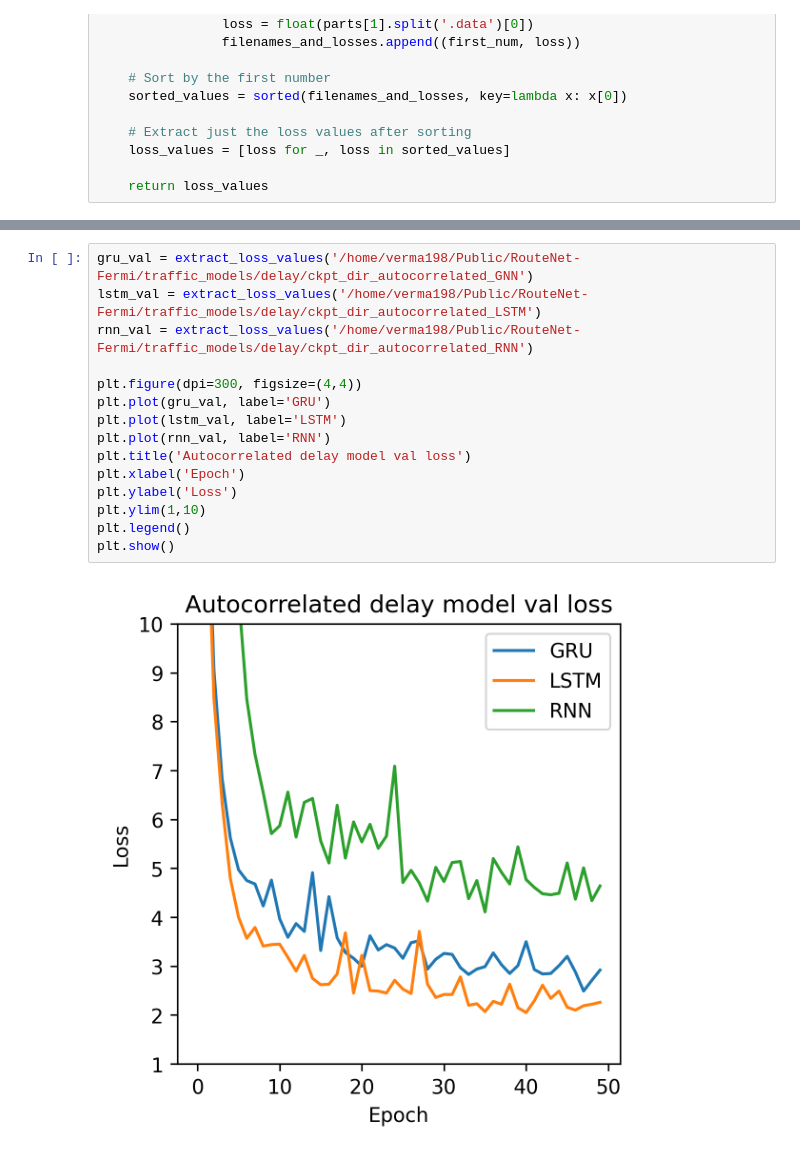
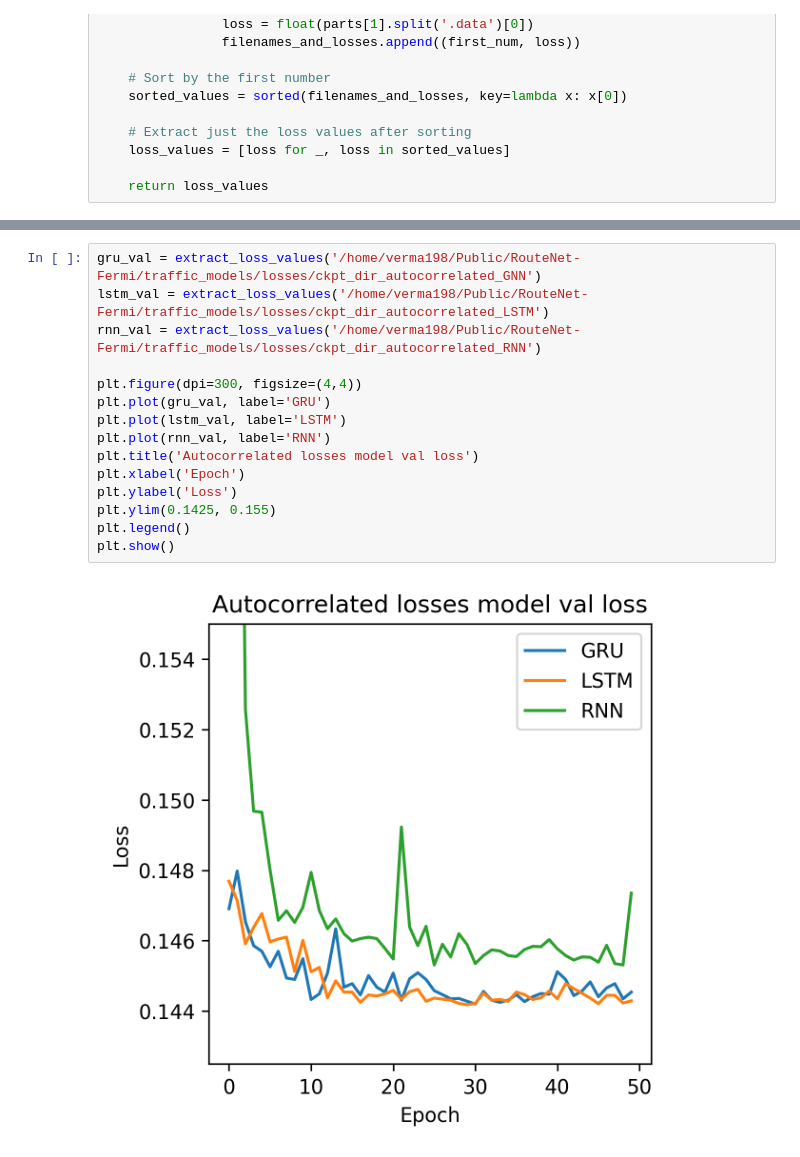
Before and after one commit to shouryaverma/routenet_fermi, a Jupyter notebook: results.ipynb, the cells around one changed output, grey strips where cells are left out. Drawn from its saved outputs; the diff is of its cells as text.

```diff
--- a/results.ipynb
+++ b/results.ipynb
@@ -214,18 +214,18 @@ plt.show()
 # %%
-gru_val = extract_loss_values('/home/verma198/Public/RouteNet-Fermi/traffic_models/delay/ckpt_dir_autocorrelated_GNN')
-lstm_val = extract_loss_values('/home/verma198/Public/RouteNet-Fermi/traffic_models/delay/ckpt_dir_autocorrelated_LSTM')
-rnn_val = extract_loss_values('/home/verma198/Public/RouteNet-Fermi/traffic_models/delay/ckpt_dir_autocorrelated_RNN')
+gru_val = extract_loss_values('/home/verma198/Public/RouteNet-Fermi/traffic_models/losses/ckpt_dir_autocorrelated_GNN')
+lstm_val = extract_loss_values('/home/verma198/Public/RouteNet-Fermi/traffic_models/losses/ckpt_dir_autocorrelated_LSTM')
+rnn_val = extract_loss_values('/home/verma198/Public/RouteNet-Fermi/traffic_models/losses/ckpt_dir_autocorrelated_RNN')
 
 plt.figure(dpi=300, figsize=(4,4))
 plt.plot(gru_val, label='GRU')
 plt.plot(lstm_val, label='LSTM')
 plt.plot(rnn_val, label='RNN')
-plt.title('Autocorrelated delay model val loss')
+plt.title('Autocorrelated losses model val loss')
 plt.xlabel('Epoch')
 plt.ylabel('Loss')
-plt.ylim(1,10)
+plt.ylim(0.1425, 0.155)
 plt.legend()
 plt.show()
 # %% [output]
-[figure, old version]
+[figure, new version]
 # %%
```
Also changed, not shown: parts of 7 cells of this notebook, 3 other files.
